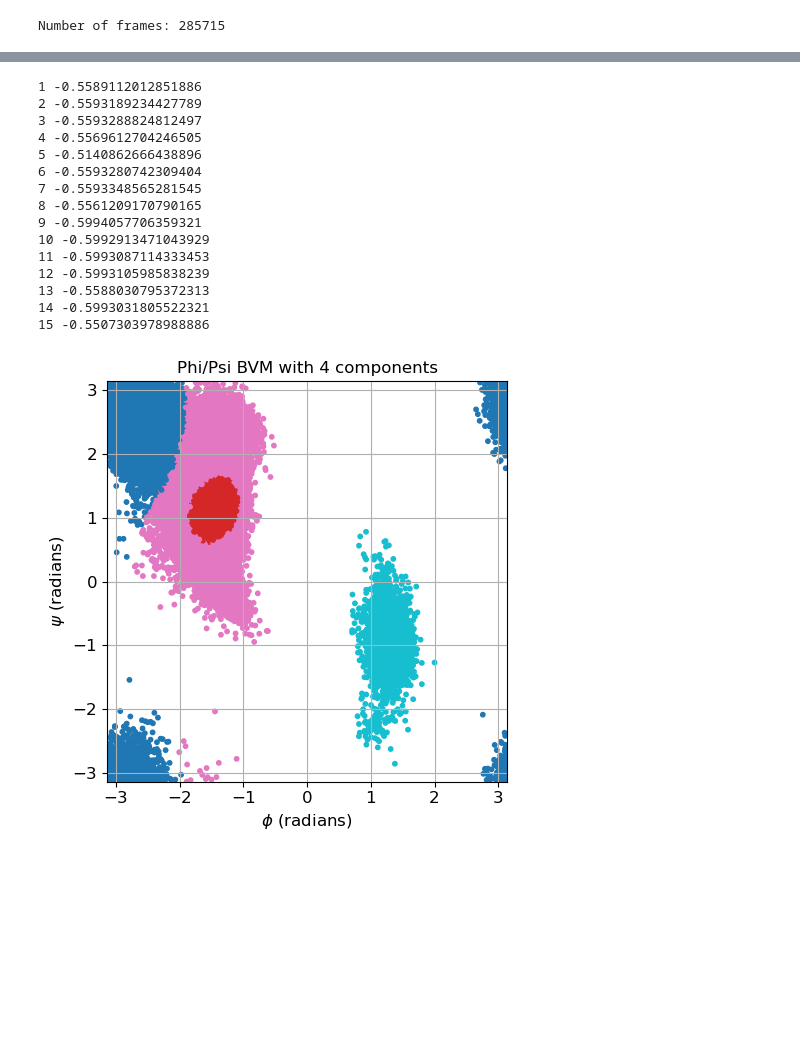
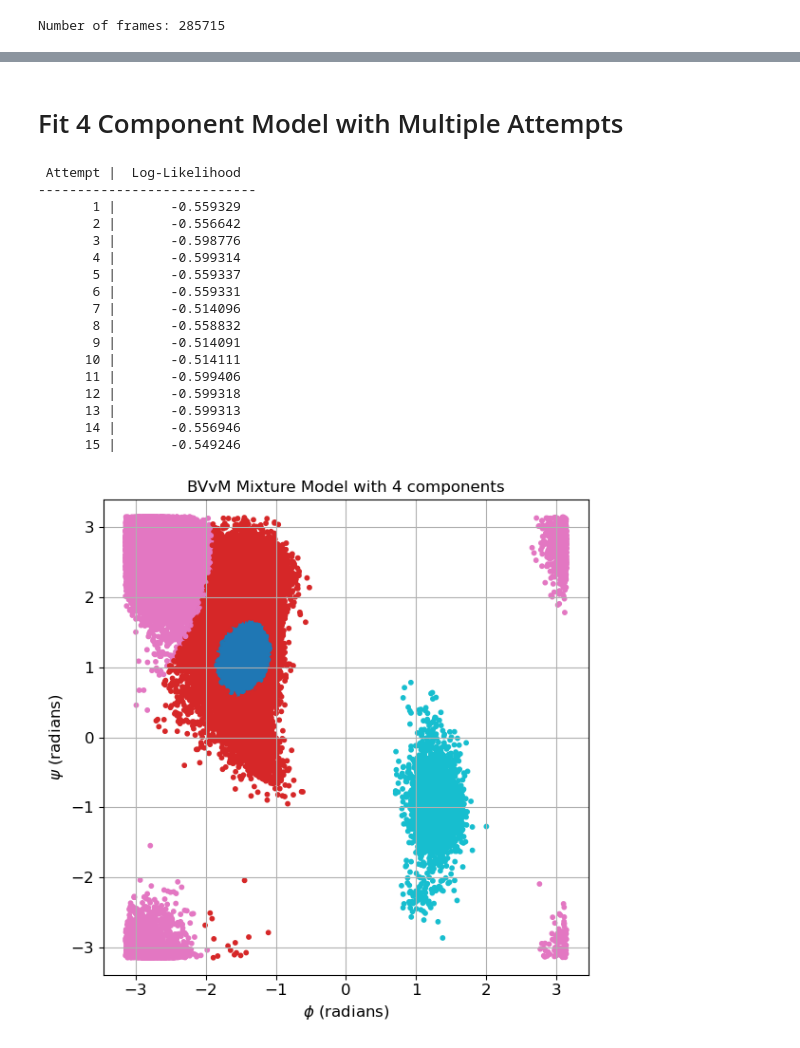
Before and after one commit to mccullaghlab/vonMisesMixtureModel, a Jupyter notebook: examples/adp/adp_BVvMMM.ipynb, the cells around one changed output, grey strips where cells are left out. Cells and saved outputs as stored; diff of their text form; code cells hidden in the pictures; blank space fills up the shorter version.

```diff
--- a/examples/adp/adp_BVvMMM.ipynb
+++ b/examples/adp/adp_BVvMMM.ipynb
@@ -20,6 +23,6 @@ phi = Dihedral(phi_sel).run()
 psi = Dihedral(psi_sel).run()
 
 # format data for MultiSineBVVMMM
-phi_psi = np.column_stack((phi.results.angles,psi.results.angles)).reshape(-1,1,2)
+phi_psi = np.column_stack((phi.results.angles,psi.results.angles))
 # %% [output]
 Number of frames: 285715
@@ -30,0 +40,4 @@ phi_psi = np.radians(phi_psi)
+# %%
+adp_3_component_model = SineBVvMMM(n_components=3,verbose=True)
+adp_3_component_model.fit(phi_psi)
+adp_3_component_model.plot_scatter_clusters(phi_psi)
@@ -97,20 +125,24 @@ plt.show();
+# %% [markdown]
+# Fit 4 Component Model with Multiple Attempts
 # %%
-adp_4components = multi_bvvmmm.fit_with_attempts(phi_psi, 4, 15)
-adp_4components.plot_clusters(phi_psi)
+adp_4components = fit_with_attempts(phi_psi, 4, 15)
+adp_4components.plot_scatter_clusters(phi_psi)
 # %% [output]
-1 -0.5589112012851886
-2 -0.5593189234427789
-3 -0.5593288824812497
-4 -0.5569612704246505
-5 -0.5140862666438896
-6 -0.5593280742309404
-7 -0.5593348565281545
-8 -0.5561209170790165
-9 -0.5994057706359321
-10 -0.5992913471043929
-11 -0.5993087114333453
-12 -0.5993105985838239
-13 -0.5588030795372313
-14 -0.5993031805522321
-15 -0.5507303978988886
+ Attempt |  Log-Likelihood
+----------------------------
+       1 |       -0.559329
+       2 |       -0.556642
+       3 |       -0.598776
+       4 |       -0.599314
+       5 |       -0.559337
+       6 |       -0.559331
+       7 |       -0.514096
+       8 |       -0.558832
+       9 |       -0.514091
+      10 |       -0.514111
+      11 |       -0.599406
+      12 |       -0.599318
+      13 |       -0.599313
+      14 |       -0.556946
+      15 |       -0.549246
-[figure, old version]
+[figure, new version]
```
Also changed, not shown: parts of 13 cells of this notebook, 11 other files.
